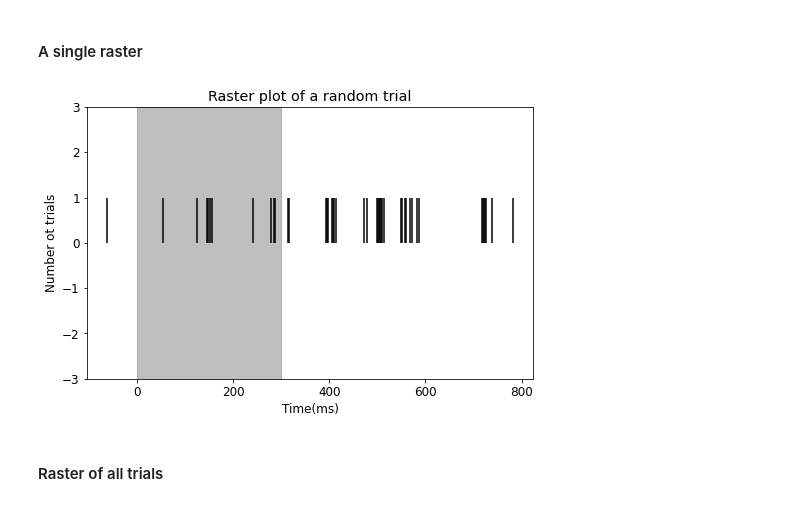
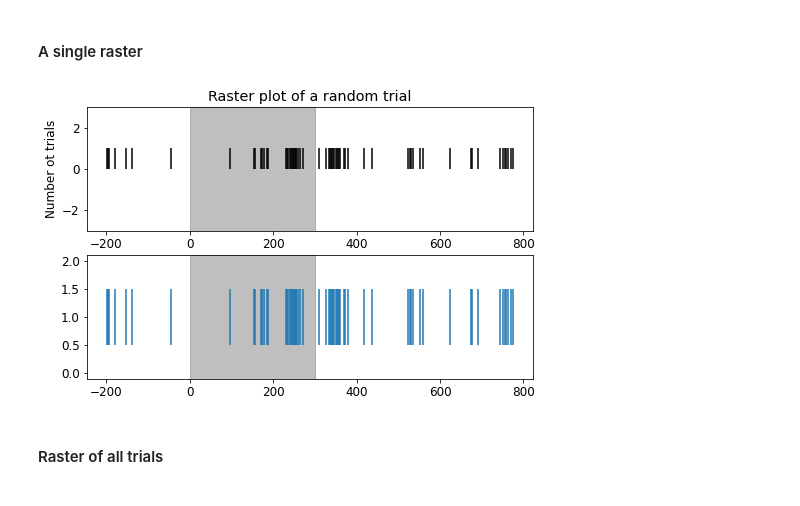
Before and after one commit to MiladQolami/Neural-Data-Analysis, a Jupyter notebook: MainCode.ipynb, the cells around one changed output. Cells and saved outputs as stored; diff of their text form; code cells hidden in the pictures.

```diff
--- a/MainCode.ipynb
+++ b/MainCode.ipynb
@@ -35,19 +38,18 @@ from scipy.signal import savgol_filter
 plt.rcParams["figure.figsize"] = (8,5)
 plt.rcParams['font.size'] = 12
 # %%
-spike_data = sio.loadmat('/content/BasicNeuralDataAnalysis/SpikeTrianVisualization/SpikesIT.mat')
+spike_data = sio.loadmat('BasicNeuralDataAnalysis/SpikeTrianVisualization/SpikesIT.mat')
 
 
 type(spike_data)
 spike_data.keys()
 spikes = spike_data['Spikes']
 stim_tags = spike_data['stim_tags']
-trail_num = np.shape(spikes)[0]
+trial_idx = spike_data['trial_idx']
+trial_num = np.shape(spikes)[0]
 trail_length = 1000
 time_vector = np.arange(start = -200,stop = 800)
 stimulus_length = 300
-trial_idx = spike_data['trial_idx']
-stim_tags[stim_tags[:,1] == 0]
 # %% [markdown]
 Now, our spikes are stored in the variable `spikes` which is a 2D array of size 1550 x 1000. The variable `trial_idx` indicates which specific image was presented during each trial. Different stimuli (images) are taged by a number between 1 to 155 and since each image was presented 10 times `trial_idx` consists of 155x10=1550 tags. The last variable is named `stimulus_tags` which helps us to know which images are face and which are non-face. It is a 2D array of size 155 x 2. The first column is imges tags and the second consists of 1s (for face) and 0s (for non-face)
 # %% [markdown]
@@ -59,15 +61,17 @@ Now, our spikes are stored in the variable `spikes` which is a 2D array of size
 # %% [markdown]
 #### A single raster
 # %%
-# np.random.seed(2023)
+np.random.seed(2023)
 RandomTrial = np.random.randint(trail_num)
-fig,ax = plt.subplots()
-ax.vlines(np.argwhere(spikes[RandomTrial,:])-200,0,1)
-plt.axvspan(0,300,color = 'gray',alpha=.5)
-ax.set(ylim=[-3,3],xlabel='Time(ms)',ylabel = "Number ot trials",title='Raster plot of a random trial')
+fig,ax = plt.subplots(2,1)
+ax[0].vlines(np.argwhere(spikes[RandomTrial,:])-200,0,1)
+ax[1].eventplot(np.argwhere(spikes[RandomTrial,:]).flatten() -200)
+ax[0].axvspan(0,300,color = 'gray',alpha=.5)
+ax[1].axvspan(0,300,color = 'gray',alpha=.5)
+ax[0].set(ylim=[-3,3],xlabel='Time(ms)',ylabel = "Number ot trials",title='Raster plot of a random trial')
 plt.show()
 # %% [output]
-[figure, old version]
+[figure, new version]
 # %% [markdown]
   #### Raster of all trials
 # %%
```
Also changed, not shown: parts of 8 cells of this notebook.
